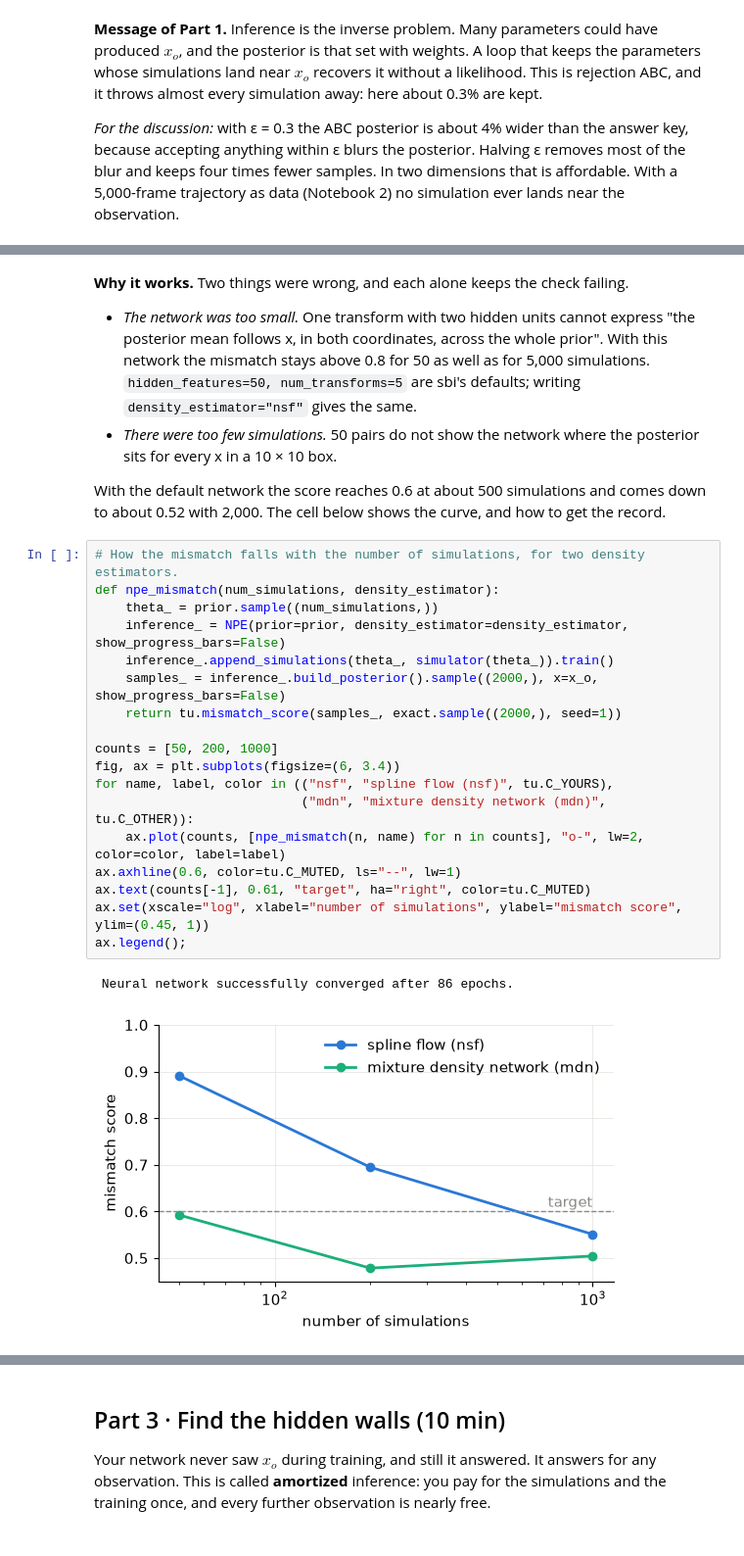
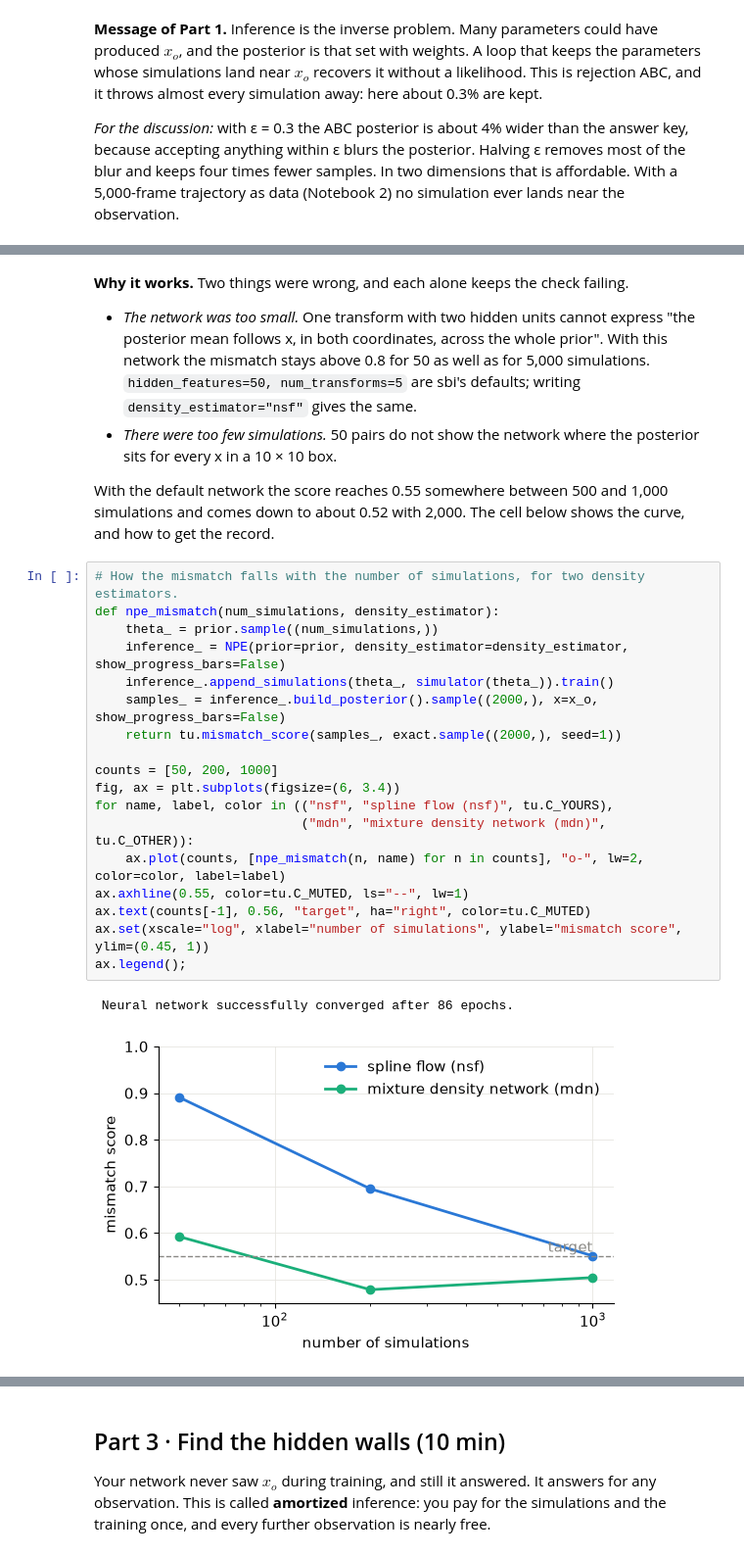
Before and after one commit to MARS-FIAS/sbi_tutorial_algosb2026, a Jupyter notebook: solutions/01_sbi_toy_2d_solutions.ipynb, the cells around one changed output, grey strips where cells are left out. Shown at 98% size. Drawn from its saved outputs; the diff is of its cells as text.

```diff
--- a/solutions/01_sbi_toy_2d_solutions.ipynb
+++ b/solutions/01_sbi_toy_2d_solutions.ipynb
@@ -220,26 +220,26 @@ check_match(samples, num_simulations, x_o)
 - *The network was too small.* One transform with two hidden units cannot express "the posterior mean follows x, in both coordinates, across the whole prior". With this network the mismatch stays above 0.8 for 50 as well as for 5,000 simulations. `hidden_features=50, num_transforms=5` are sbi's defaults; writing `density_estimator="nsf"` gives the same.
 - *There were too few simulations.* 50 pairs do not show the network where the posterior sits for every x in a 10 × 10 box.
 
-With the default network the score reaches 0.6 at about 500 simulations and comes down to about 0.52 with 2,000. The cell below shows the curve, and how to get the record.
+With the default network the score reaches 0.55 somewhere between 500 and 1,000 simulations and comes down to about 0.52 with 2,000. The cell below shows the curve, and how to get the record.
 # %%
 # How the mismatch falls with the number of simulations, for two density estimators.
 def npe_mismatch(num_simulations, density_estimator):
     theta_ = prior.sample((num_simulations,))
     inference_ = NPE(prior=prior, density_estimator=density_estimator, show_progress_bars=False)
     inference_.append_simulations(theta_, simulator(theta_)).train()
     samples_ = inference_.build_posterior().sample((2000,), x=x_o, show_progress_bars=False)
     return tu.mismatch_score(samples_, exact.sample((2000,), seed=1))
 
 counts = [50, 200, 1000]
 fig, ax = plt.subplots(figsize=(6, 3.4))
 for name, label, color in (("nsf", "spline flow (nsf)", tu.C_YOURS),
                            ("mdn", "mixture density network (mdn)", tu.C_OTHER)):
     ax.plot(counts, [npe_mismatch(n, name) for n in counts], "o-", lw=2, color=color, label=label)
-ax.axhline(0.6, color=tu.C_MUTED, ls="--", lw=1)
-ax.text(counts[-1], 0.61, "target", ha="right", color=tu.C_MUTED)
+ax.axhline(0.55, color=tu.C_MUTED, ls="--", lw=1)
+ax.text(counts[-1], 0.56, "target", ha="right", color=tu.C_MUTED)
 ax.set(xscale="log", xlabel="number of simulations", ylabel="mismatch score", ylim=(0.45, 1))
 ax.legend();
 # %% [output]
  Neural network successfully converged after 86 epochs.
-[figure, old version]
+[figure, new version]
 # %% [markdown]
```
Also changed, not shown: parts of 74 cells of this notebook, 14 other files.
